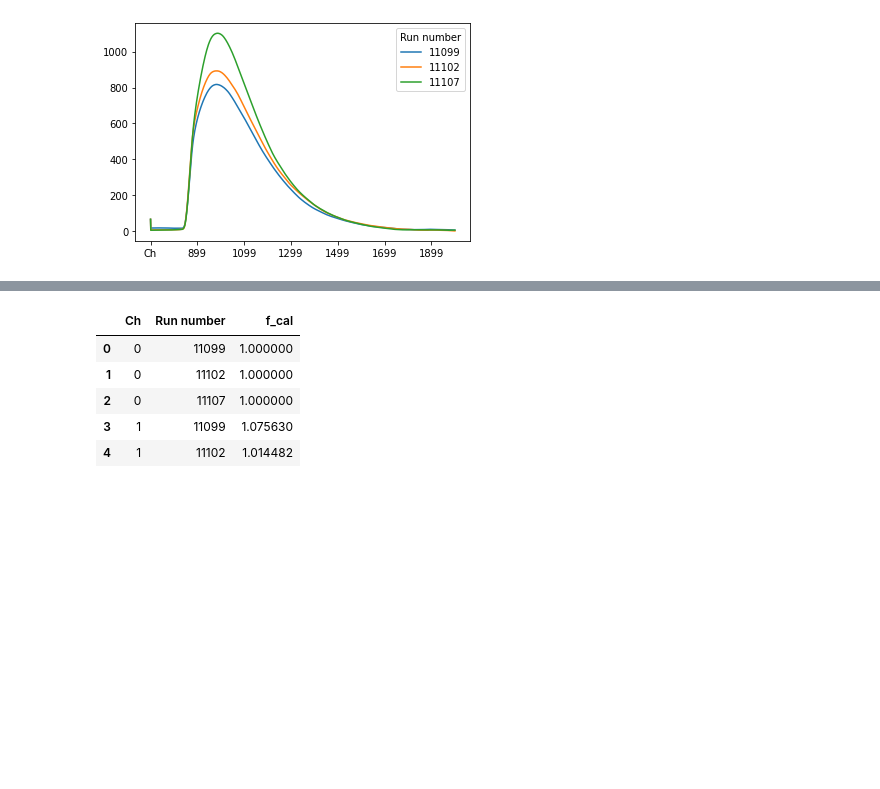
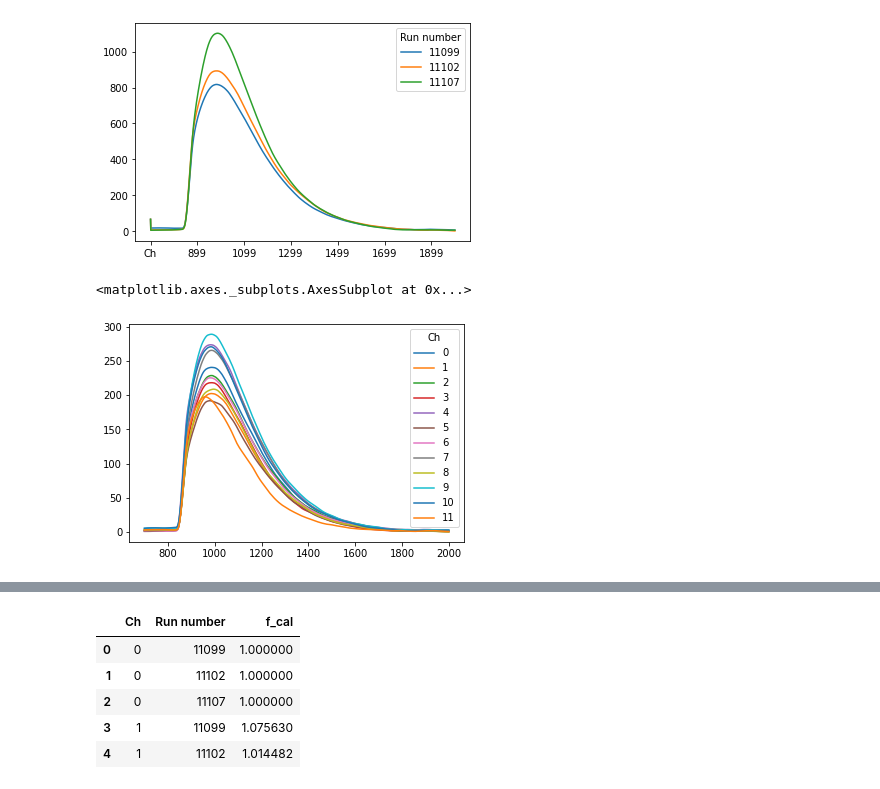
Before and after one commit to stbordoni/Arapuca, a Jupyter notebook: RoutineArapucaDraft.ipynb, the cells around one changed output, grey strips where cells are left out. Cells and saved outputs as stored; diff of their text form; code cells hidden in the pictures; blank space fills up the shorter version.

```diff
--- a/RoutineArapucaDraft.ipynb
+++ b/RoutineArapucaDraft.ipynb
@@ -186,6 +197,11 @@ df_av_wf.groupby(['Run number']).sum().T.plot()
 # %% [output]
 <matplotlib.axes._subplots.AxesSubplot at 0x...>
 [figure]
+# %%
+df_av_wf.groupby(['Ch'])[wf].sum().T.plot()
+# %% [output]
+<matplotlib.axes._subplots.AxesSubplot at 0x...>
+[figure, added]
 # %%
 def do_average_singlepe(dflist):
     df_av_spe = []
```
Also changed, not shown: parts of 1 cell of this notebook, 2 other files.
